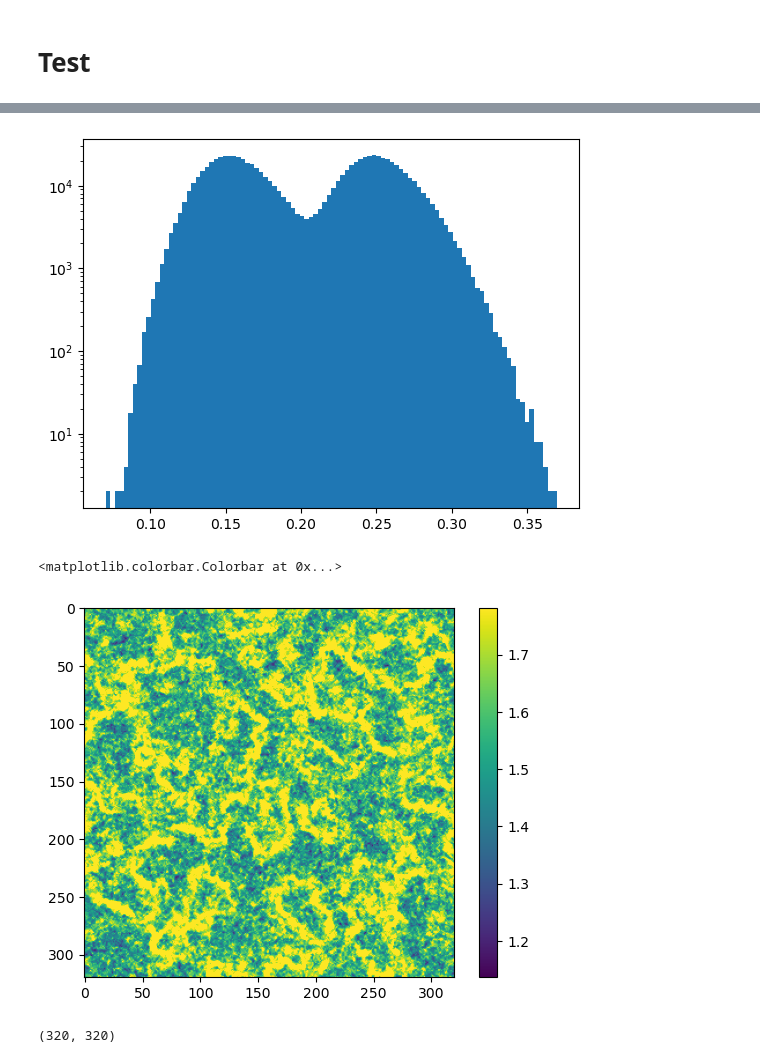
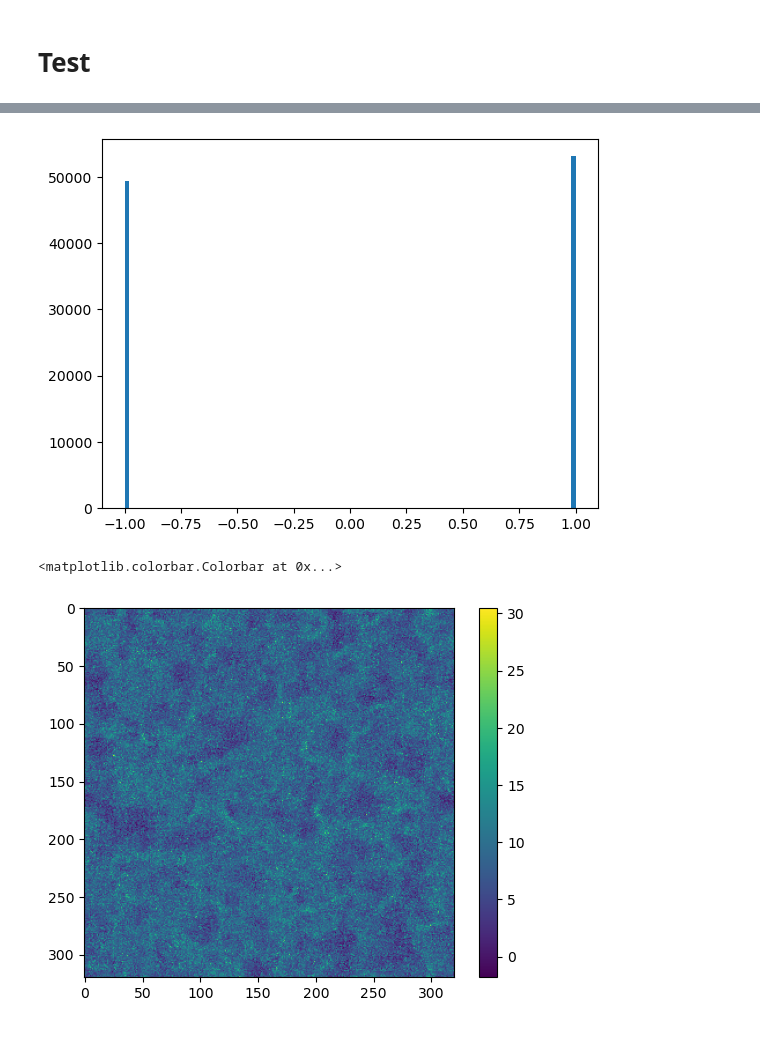
Before and after one commit to heysoos/ising-CA, a Jupyter notebook: IsingCA_pygame-local-connectivity.ipynb, the cells around one changed output, grey strips where cells are left out. Saved outputs shown, nothing was run; the diff lists cells and outputs as text; code cells hidden in the pictures.

```diff
--- a/IsingCA_pygame-local-connectivity.ipynb
+++ b/IsingCA_pygame-local-connectivity.ipynb
@@ -109,11 +109,11 @@ def print_something(something):
 # %% [markdown]
 # Test
 # %%
-RADIUS=1
+RADIUS=3
 # BETA=1. / (RADIUS*RADIUS)
-BETA = 1.
-RES = (320, 320)
-ca = isingCA(RES, BETA=BETA, RADIUS=RADIUS).cuda()
+BETA=1.
+RES=(320, 320)
+ca=isingCA(RES, BETA=BETA, RADIUS=RADIUS).cuda()
 # %%
 # resolution of grid
 RESX=RES[0]
@@ -239,7 +239,7 @@ with torch.no_grad():
             WHEEL_trigger = False
         if cdim_order[0] == len(cdim_order) - 1:
             nx = ca.rule.nearest_neighbours.reshape(1, (2 * RADIUS + 1) ** 2, RESX, RESY).sum(dim=1).cpu().numpy()[0]
-            nx = np.log1p(nx)
+            # nx = np.log1p(nx)
             nx = 0.88 * min_max(nx) * 255.
             nx = np.stack([234/255*nx, 170/255*nx, 31/255*nx]).transpose(1, 2, 0)
         elif cdim_order[0] == 1:
@@ -272,8 +272,14 @@ with torch.no_grad():
 
         magnetization = state[0, 0].mean().cpu().numpy()
         connectivity = ca.rule.nearest_neighbours.sum(dim=1).mean().cpu().numpy()
+        connectivity2 = ca.rule.nearest_neighbours.cpu()
+        zero_mask = connectivity2.abs() > 1e-6
+        connectivity2[~zero_mask] = torch.nan
+        connectivity2 = torch.nanmean(connectivity2, dim=1).mean().numpy()
+
         upscaled_screen.blit(print_something(magnetization), (10,10))
         upscaled_screen.blit(print_something(connectivity), (10,20))
+        upscaled_screen.blit(print_something(connectivity2), (30,20))
         pygame.display.flip()
         clock.tick(240)
 
@@ -285,19 +307,14 @@ len(cdim_order)
 # %%
-data = ca.rule.nearest_neighbours.reshape(-1).cpu().numpy()
-plt.hist(data[data > 1e-3], 100); plt.yscale('log'); # plt.xscale('log')
+plt.hist(state[0, 0].reshape(-1).cpu().numpy(), 100); #plt.yscale('log');
 # %% [output]
-[figure, old version]
+[figure, new version]
 # %%
 plot1 = ca.rule.nearest_neighbours.reshape(1, (2 * RADIUS + 1) ** 2, RESX, RESY).sum(dim=1).cpu().numpy()[0]
-vmax=np.median(plot1) + np.std(plot1)
-plt.imshow(plot1, vmax=vmax); plt.colorbar()
+# vmax=np.median(plot1) + np.std(plot1)
+plt.imshow(plot1.T); plt.colorbar()
 # %% [output]
 <matplotlib.colorbar.Colorbar at 0x...>
-[figure, old version]
+[figure, new version]
-# %%
-plot1.shape
-# %% [output]
-(320, 320)
 # %%
 plot2 = F.fold(ca.rule.nearest_neighbours, output_size=(RESX+2*RADIUS, RESY+2*RADIUS), kernel_size=(2*RADIUS + 1))[0, 0].cpu().numpy()
 
```
Also changed, not shown: parts of 12 cells of this notebook, 2 other files.
